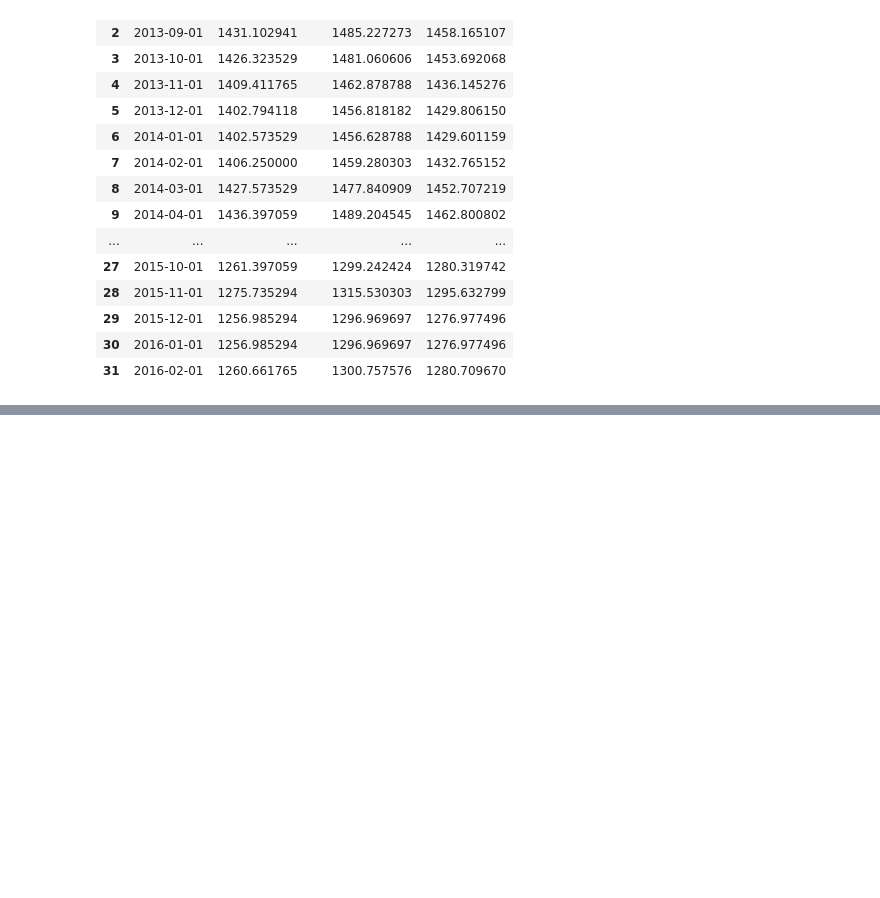
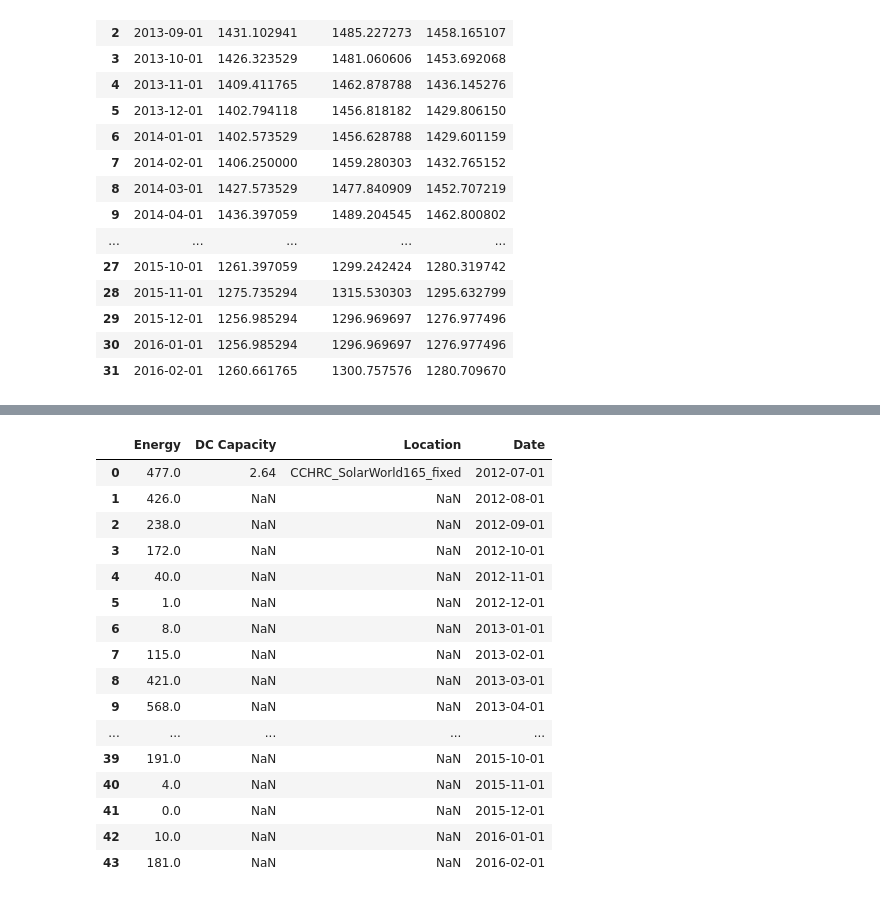
Before and after one commit to acep-uaf/ACEP_solar, a Jupyter notebook: GEGU/figures/CCHRC.ipynb, the cells around one changed output, grey strips where cells are left out. Drawn from its saved outputs; the diff is of its cells as text; code cells hidden in the pictures; blank space fills up the shorter version.

```diff
--- a/GEGU/figures/CCHRC.ipynb
+++ b/GEGU/figures/CCHRC.ipynb
@@ -133,0 +159,20 @@ plt.show()
+# %%
+cchrc_solar165
+# %% [output]
+|  | Energy | DC Capacity | Location | Date |
+| 0 | 477.0 | 2.64 | CCHRC_SolarWorld165_fixed | 2012-07-01 |
+| 1 | 426.0 | NaN | NaN | 2012-08-01 |
+| 2 | 238.0 | NaN | NaN | 2012-09-01 |
+| 3 | 172.0 | NaN | NaN | 2012-10-01 |
+| 4 | 40.0 | NaN | NaN | 2012-11-01 |
+| 5 | 1.0 | NaN | NaN | 2012-12-01 |
+| 6 | 8.0 | NaN | NaN | 2013-01-01 |
+| 7 | 115.0 | NaN | NaN | 2013-02-01 |
+| 8 | 421.0 | NaN | NaN | 2013-03-01 |
+| 9 | 568.0 | NaN | NaN | 2013-04-01 |
+| ... | ... | ... | ... | ... |
+| 39 | 191.0 | NaN | NaN | 2015-10-01 |
+| 40 | 4.0 | NaN | NaN | 2015-11-01 |
+| 41 | 0.0 | NaN | NaN | 2015-12-01 |
+| 42 | 10.0 | NaN | NaN | 2016-01-01 |
+| 43 | 181.0 | NaN | NaN | 2016-02-01 |
```
Also changed, not shown: parts of 2 cells of this notebook, 16 other files.
